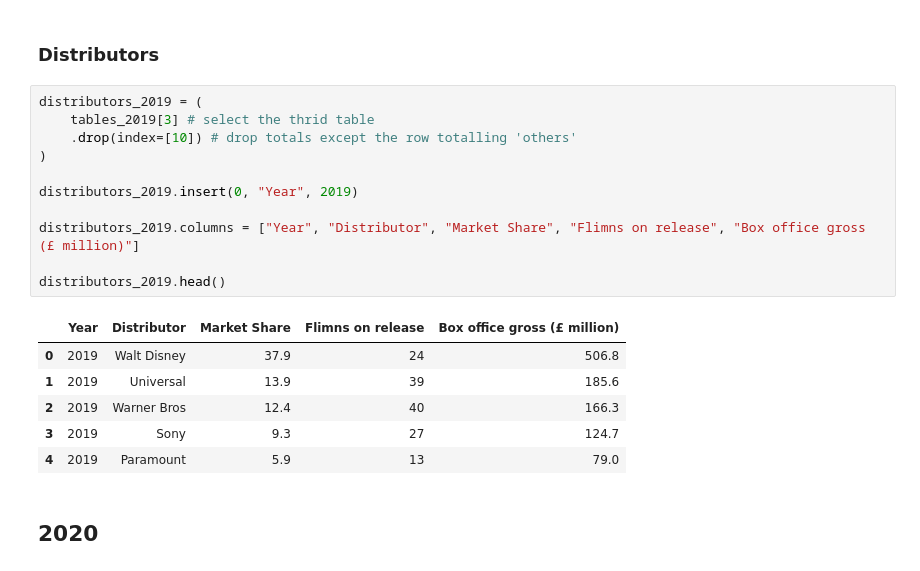
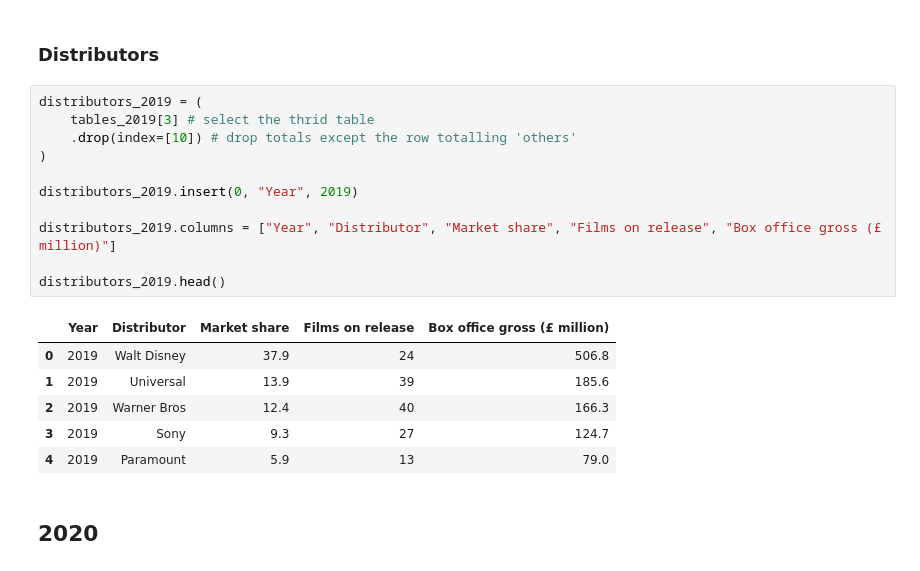
Before and after one commit to AJ-Horch/grounded_data_analyst, a Jupyter notebook: covidmoviesclean.ipynb, the cells around one changed output. Saved outputs shown, nothing was run; the diff lists cells and outputs as text.

```diff
--- a/covidmoviesclean.ipynb
+++ b/covidmoviesclean.ipynb
@@ -394,16 +419,16 @@ genres_2019.head(7)
 # %%
 distributors_2019 = (
     tables_2019[3] # select the thrid table
     .drop(index=[10]) # drop totals except the row totalling 'others'
 )
 
 distributors_2019.insert(0, "Year", 2019)
 
-distributors_2019.columns = ["Year", "Distributor", "Market Share", "Flimns on release", "Box office gross (£ million)"]
+distributors_2019.columns = ["Year", "Distributor", "Market share", "Films on release", "Box office gross (£ million)"]
 
 distributors_2019.head()
 # %% [output]
-|  | Year | Distributor | Market Share | Flimns on release | Box office gross (£ million) |
+|  | Year | Distributor | Market share | Films on release | Box office gross (£ million) |
 | 0 | 2019 | Walt Disney | 37.9 | 24 | 506.8 |
 | 1 | 2019 | Universal | 13.9 | 39 | 185.6 |
 | 2 | 2019 | Warner Bros | 12.4 | 40 | 166.3 |
```
Also changed, not shown: parts of 20 cells of this notebook.
